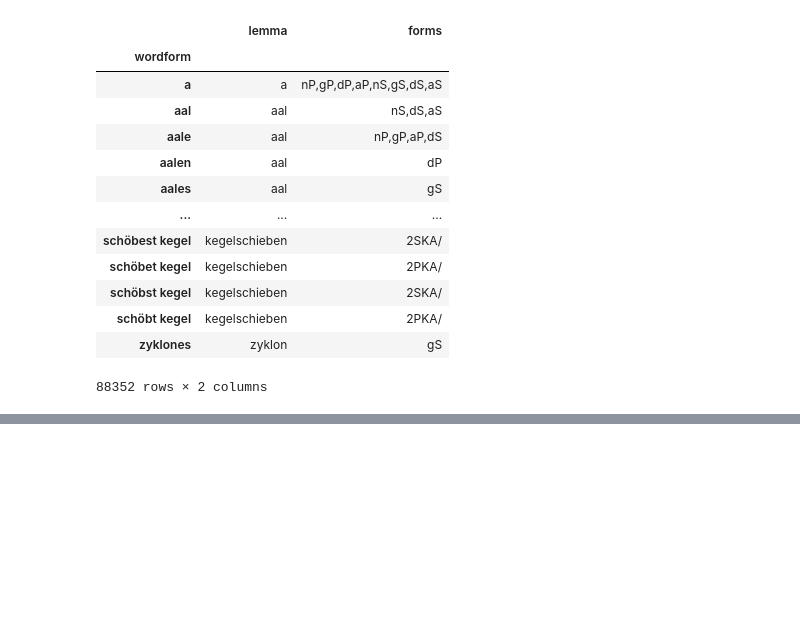
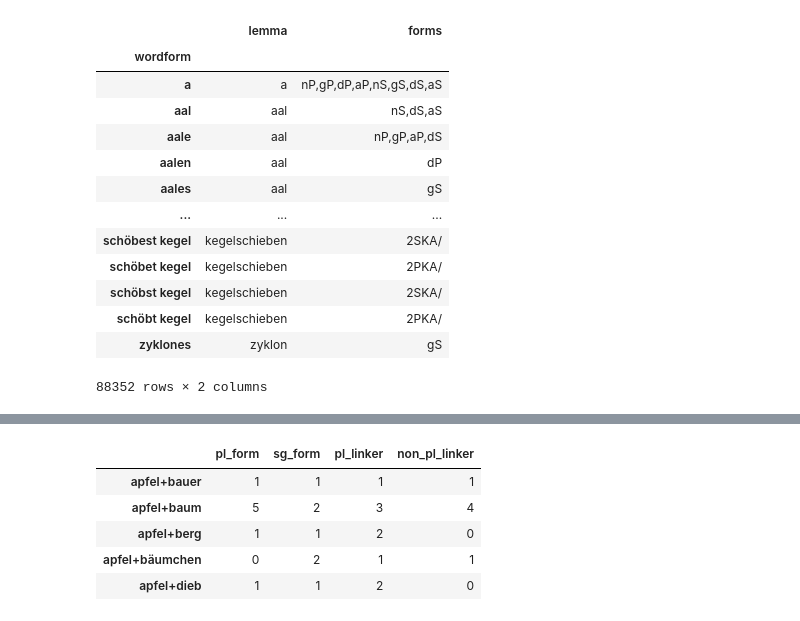
Before and after one commit to maxschmaltz/DieKonstraints, a Jupyter notebook: data_utils/test.ipynb, the cells around one changed output, grey strips where cells are left out. Drawn from its saved outputs; the diff is of its cells as text; code cells hidden in the pictures; blank space fills up the shorter version.

```diff
--- a/data_utils/test.ipynb
+++ b/data_utils/test.ipynb
@@ -423 +415,35 @@ ident_const
 3180 rows × 9 columns
+# %%
+ident_const_sum = {
+    const_comb: {
+        "pl_form": len(
+            group[group["n2_num"] == "pl"]
+        ),
+        "sg_form": len(
+            group[group["n2_num"] == "sg"]
+        ),
+        "pl_linker": len(
+            group[group["is_linker_pl"] == 1]
+        ),
+        "non_pl_linker": len(
+            group[group["is_linker_pl"] == 0]
+        )
+    }
+    for const_comb, group in ident_const.groupby("const_comb")
+}
+
+ident_const_sum_df = pd.DataFrame.from_dict(ident_const_sum, orient="index")
+ident_const_sum_df.to_csv(
+    os.path.join(outdir, "external_effect/ident_const_sum.tsv"),
+    sep="\t",
+    index=True,
+    header=True
+)
+ident_const_sum_df.head()
+# %% [output]
+|  | pl_form | sg_form | pl_linker | non_pl_linker |
+| apfel+bauer | 1 | 1 | 1 | 1 |
+| apfel+baum | 5 | 2 | 3 | 4 |
+| apfel+berg | 1 | 1 | 2 | 0 |
+| apfel+bäumchen | 0 | 2 | 1 | 1 |
+| apfel+dieb | 1 | 1 | 2 | 0 |
```
Also changed, not shown: parts of 8 cells of this notebook, 3 other files.
